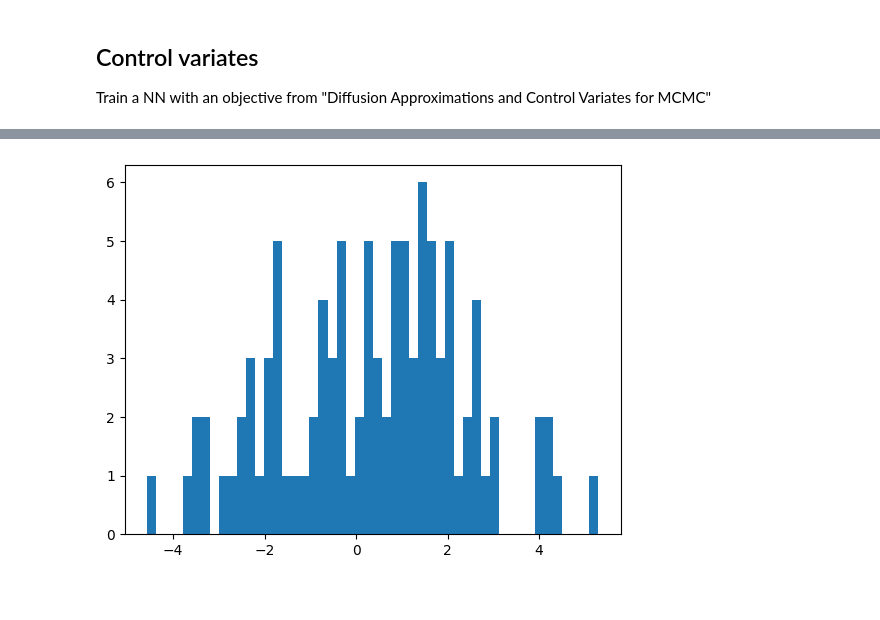
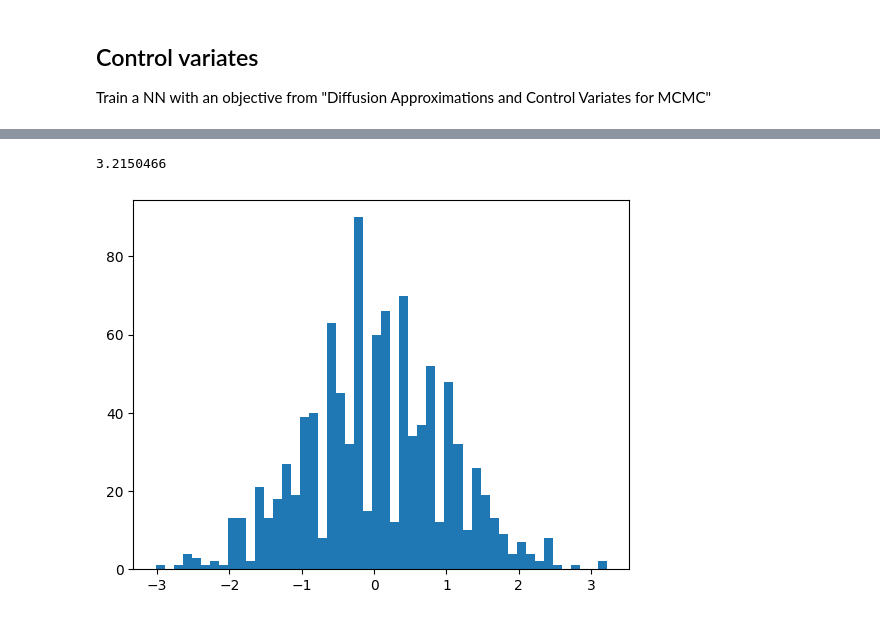
Before and after one commit to kkorolev1/mcmc-control-variates, a Jupyter notebook: experiments.ipynb, the cells around one changed output, grey strips where cells are left out. Drawn from its saved outputs; the diff is of its cells as text; code cells hidden in the pictures.

```diff
--- a/experiments.ipynb
+++ b/experiments.ipynb
@@ -47,7 +48,7 @@ def multichain_sample(sampler: eqx.Module, dim: int, key: jax.random.PRNGKey, n_
     return samples
 # %%
 rng, key = jax.random.split(rng)
-sampler = LangevinDynamics(gradient_func=grad_log_p, n_samples=100, gamma=9e-1, burnin_steps=50)
-samples = multichain_sample(sampler, 1, key)
+sampler = LangevinDynamics(gradient_func=grad_log_p, n_samples=500, gamma=5e-2, burnin_steps=100)
+samples = multichain_sample(sampler, 1, key, n_chains = 100)
 # %%
 #plt.scatter(samples[:,0], samples[:,1], alpha=0.7)
@@ -84,11 +97,11 @@ from utils import inf_loop
 # %%
 rng, key = jax.random.split(rng)
-training_samples = multichain_sample(sampler, 1, key, n_chains=1000)
+training_samples = multichain_sample(sampler, 1, key, n_chains = 100)
 dataset = jdl.ArrayDataset(training_samples)
 dataloader = jdl.DataLoader(
     dataset,
     backend="jax",
-    batch_size=128,
+    batch_size=1024,
     shuffle=True
 )
 dataloader = inf_loop(dataloader)
@@ -103,7 +116,7 @@ plt.show()
 # %%
 rng, key = jax.random.split(rng)
-cv_model = ControlVariateModel(in_size=1, width_size=1024, depth=1, key=key)
-optimizer = optax.adam(learning_rate=1e-4, nesterov=True)
+cv_model = ControlVariateModel(in_size=1, width_size=32, key=key)
+optimizer = optax.adam(learning_rate=1e-4)
 
 cv_model, loss_history = fit_cv(
     cv_model,
@@ -111,7 +124,7 @@ cv_model, loss_history = fit_cv(
     dataloader,
     optimizer,
     cv_loss,
-    n_steps=10000,
+    n_steps=2000,
 )
 
 plt.plot(loss_history)
@@ -121,2 +134,7 @@ plt.show()
 # %%
 from diffcv.cv import Generator
+# %%
+x = np.linspace(-10_000, 10_000, 10_000)
+y = jax.vmap(cv_model)(x.reshape(-1, 1))
+print(y.max())
+plt.plot(x, y);
@@ -128,15 +161,18 @@ Array(-1.5046726, dtype=float32)
 # %%
-fn_with_cv = lambda x: fn(x) + generator(x)
-
-n_runs = 100
+n_runs = 1000
 
 # Run without vmap because of OOM
-mcmc_with_cv_estimates = np.stack([mcmc_baseline(fn_with_cv, sampler, 1, key) for key in jax.random.split(rng, n_runs)])
+mcmc_with_cv_estimates = []
+for key in jax.random.split(rng, n_runs):
+    mcmc_with_cv_estimates.append(mcmc_baseline(fn_with_cv, sampler, 1, key, n_chains = 100))
+mcmc_with_cv_estimates = np.stack(mcmc_with_cv_estimates)
 
+print(mcmc_with_cv_estimates.max())
 plt.hist(mcmc_with_cv_estimates, bins=50)
 plt.show()
 # %% [output]
+3.2150466
-[figure, old version]
+[figure, new version]
 # %%
 mcmc_estimates.mean(), mcmc_estimates.std()
 # %% [output]
```
Also changed, not shown: parts of 14 cells of this notebook, 2 other files.
